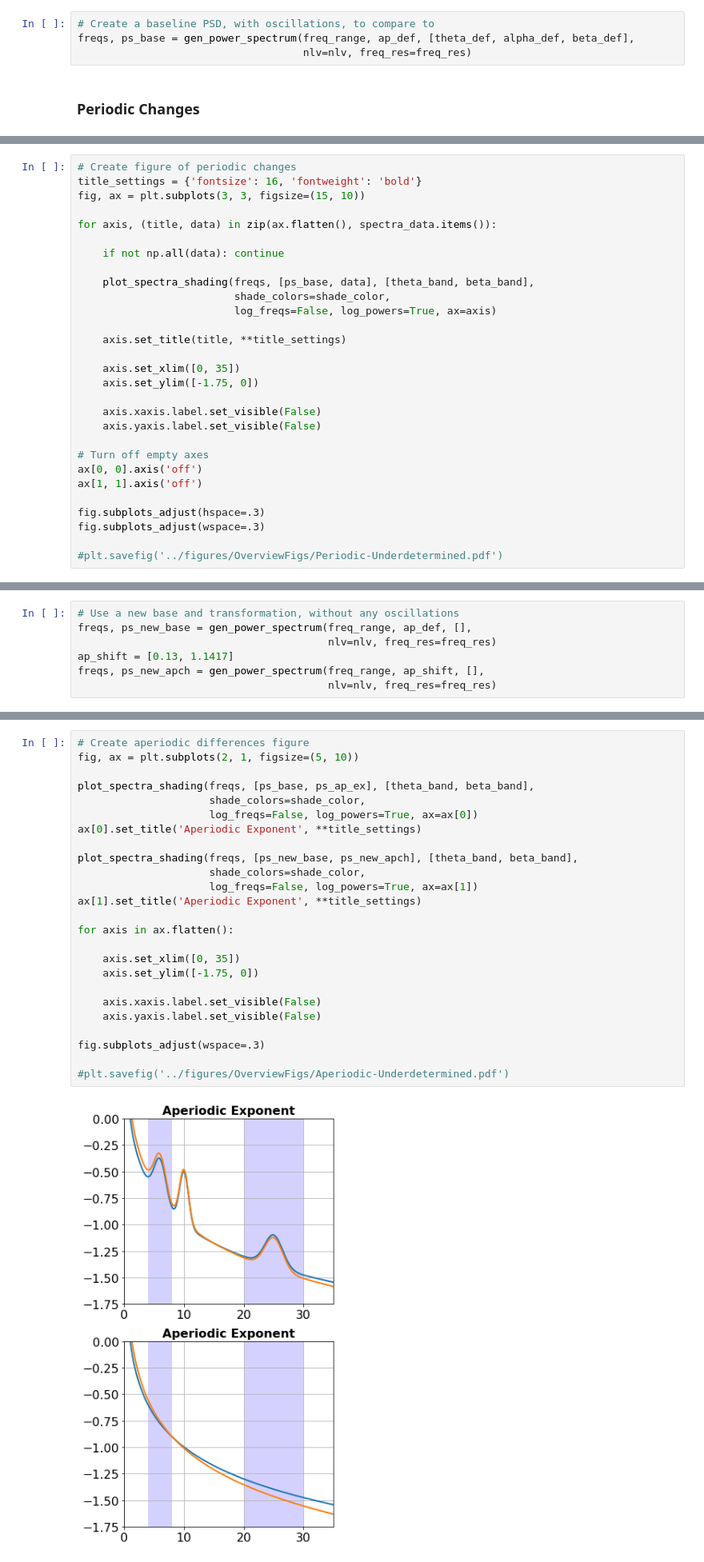
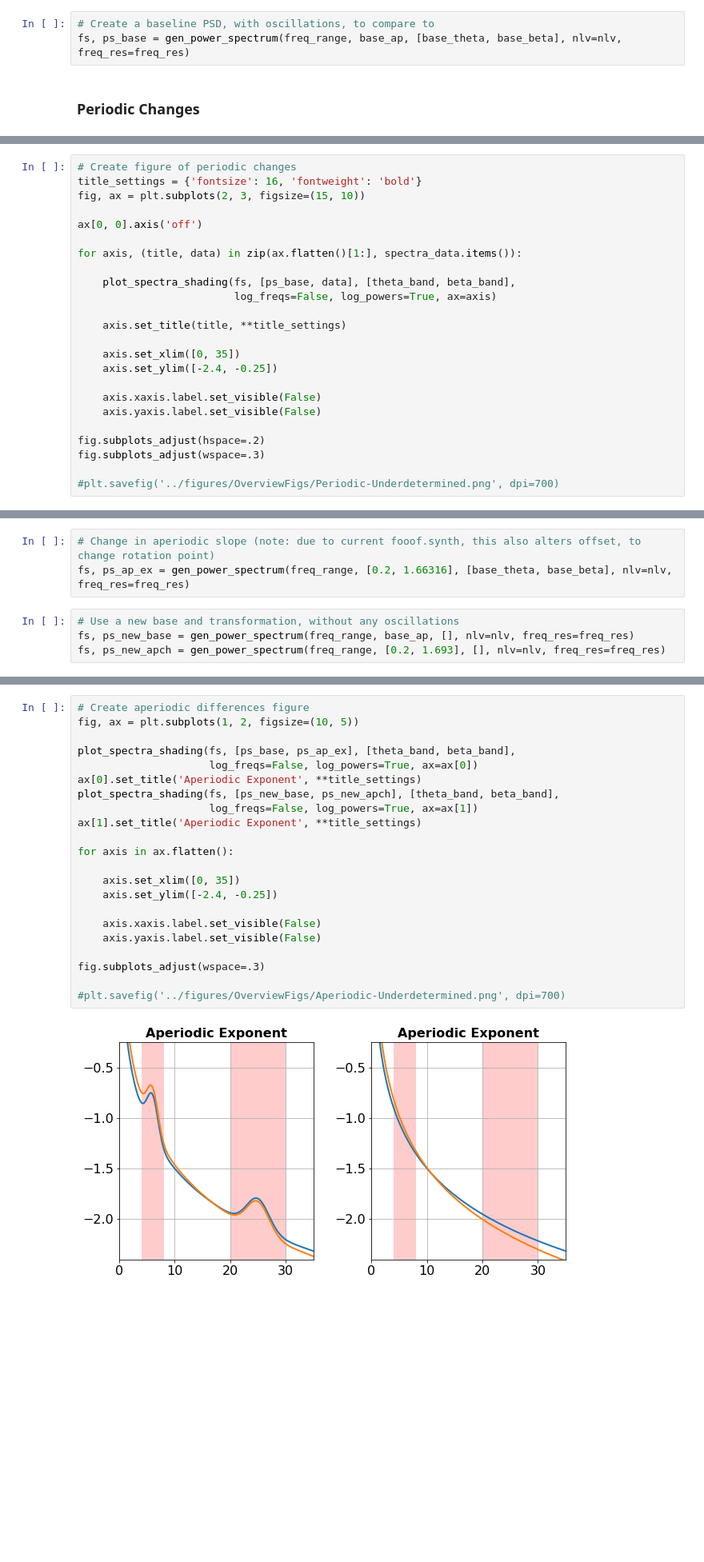
Before and after one commit to voytekresearch/BandRatios, a Jupyter notebook: notebooks/2-BandRatios-Conflations.ipynb, the cells around one changed output, grey strips where cells are left out. Shown at 80% size. Saved outputs shown, nothing was run; the diff lists cells and outputs as text; blank space fills up the shorter version.

```diff
--- a/notebooks/2-BandRatios-Conflations.ipynb
+++ b/notebooks/2-BandRatios-Conflations.ipynb
@@ -60,6 +47,5 @@ beta_def  = [25, 0.3, 1.5]
 # %%
 # Create a baseline PSD, with oscillations, to compare to
-freqs, ps_base = gen_power_spectrum(freq_range, ap_def, [theta_def, alpha_def, beta_def],
-                                    nlv=nlv, freq_res=freq_res)
+fs, ps_base = gen_power_spectrum(freq_range, base_ap, [base_theta, base_beta], nlv=nlv, freq_res=freq_res)
 # %% [markdown]
 ### Periodic Changes
@@ -135,30 +88,25 @@ TBR difference from   Beta Bandwidth         is          -1.000
 # %%
 # Create figure of periodic changes
 title_settings = {'fontsize': 16, 'fontweight': 'bold'}
-fig, ax = plt.subplots(3, 3, figsize=(15, 10))
+fig, ax = plt.subplots(2, 3, figsize=(15, 10))
 
-for axis, (title, data) in zip(ax.flatten(), spectra_data.items()):
+ax[0, 0].axis('off')
 
-    if not np.all(data): continue
+for axis, (title, data) in zip(ax.flatten()[1:], spectra_data.items()):
 
-    plot_spectra_shading(freqs, [ps_base, data], [theta_band, beta_band],
-                         shade_colors=shade_color,
+    plot_spectra_shading(fs, [ps_base, data], [theta_band, beta_band],
                          log_freqs=False, log_powers=True, ax=axis)
 
     axis.set_title(title, **title_settings)
 
     axis.set_xlim([0, 35])
-    axis.set_ylim([-1.75, 0])
+    axis.set_ylim([-2.4, -0.25])
 
     axis.xaxis.label.set_visible(False)
     axis.yaxis.label.set_visible(False)
 
-# Turn off empty axes
-ax[0, 0].axis('off')
-ax[1, 1].axis('off')
-
-fig.subplots_adjust(hspace=.3)
+fig.subplots_adjust(hspace=.2)
 fig.subplots_adjust(wspace=.3)
 
-#plt.savefig('../figures/OverviewFigs/Periodic-Underdetermined.pdf')
+#plt.savefig('../figures/OverviewFigs/Periodic-Underdetermined.png', dpi=700)
 # %% [output]
@@ -189,9 +132,9 @@ freqs, ps_ap_ex = gen_power_spectrum(freq_range, ap_shift, [theta_def, alpha_def
+# %%
+# Change in aperiodic slope (note: due to current fooof.synth, this also alters offset, to change rotation point)
+fs, ps_ap_ex = gen_power_spectrum(freq_range, [0.2, 1.66316], [base_theta, base_beta], nlv=nlv, freq_res=freq_res)
 # %%
 # Use a new base and transformation, without any oscillations
-freqs, ps_new_base = gen_power_spectrum(freq_range, ap_def, [],
-                                        nlv=nlv, freq_res=freq_res)
-ap_shift = [0.13, 1.1417]
-freqs, ps_new_apch = gen_power_spectrum(freq_range, ap_shift, [],
-                                        nlv=nlv, freq_res=freq_res)
+fs, ps_new_base = gen_power_spectrum(freq_range, base_ap, [], nlv=nlv, freq_res=freq_res)
+fs, ps_new_apch = gen_power_spectrum(freq_range, [0.2, 1.693], [], nlv=nlv, freq_res=freq_res)
 # %%
 # Calculate the differences in ratio from baseline spectra
@@ -208,30 +151,27 @@ TBR difference from  aperiodic exponent without oscillations   is        -1.000
 # %%
 # Create aperiodic differences figure
-fig, ax = plt.subplots(2, 1, figsize=(5, 10))
+fig, ax = plt.subplots(1, 2, figsize=(10, 5))
 
-plot_spectra_shading(freqs, [ps_base, ps_ap_ex], [theta_band, beta_band],
-                     shade_colors=shade_color,
+plot_spectra_shading(fs, [ps_base, ps_ap_ex], [theta_band, beta_band],
                      log_freqs=False, log_powers=True, ax=ax[0])
 ax[0].set_title('Aperiodic Exponent', **title_settings)
-
-plot_spectra_shading(freqs, [ps_new_base, ps_new_apch], [theta_band, beta_band],
-                     shade_colors=shade_color,
+plot_spectra_shading(fs, [ps_new_base, ps_new_apch], [theta_band, beta_band],
                      log_freqs=False, log_powers=True, ax=ax[1])
 ax[1].set_title('Aperiodic Exponent', **title_settings)
 
 for axis in ax.flatten():
 
     axis.set_xlim([0, 35])
-    axis.set_ylim([-1.75, 0])
+    axis.set_ylim([-2.4, -0.25])
 
     axis.xaxis.label.set_visible(False)
     axis.yaxis.label.set_visible(False)
 
 fig.subplots_adjust(wspace=.3)
 
-#plt.savefig('../figures/OverviewFigs/Aperiodic-Underdetermined.pdf')
+#plt.savefig('../figures/OverviewFigs/Aperiodic-Underdetermined.png', dpi=700)
 # %% [output]
-[figure, old version]
+[figure, new version]
 # %% [markdown]
 #### Conclusions
 
```
Also changed, not shown: parts of 20 cells of this notebook, 1 other file.
